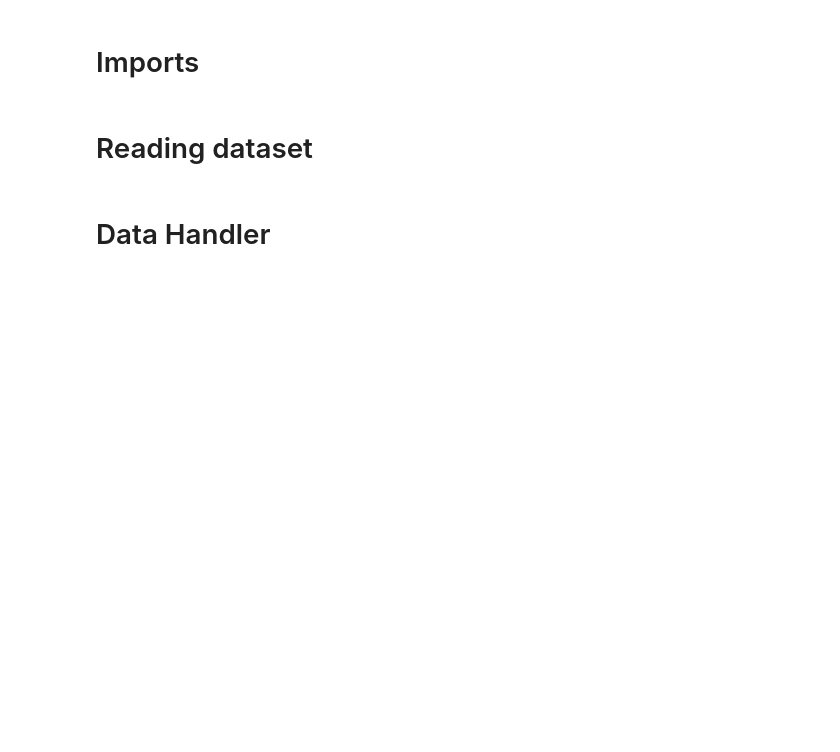
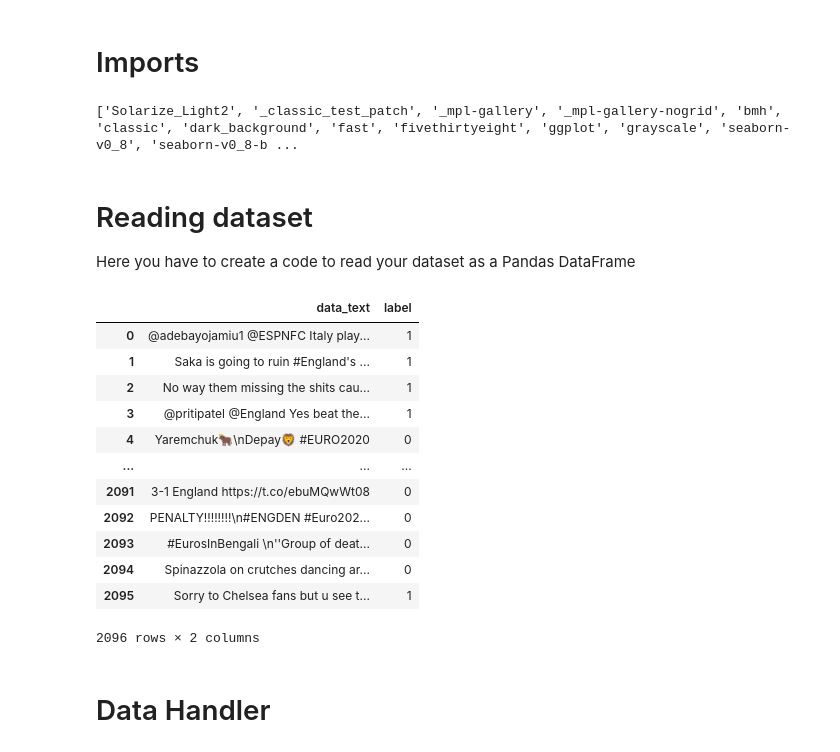
Before and after one commit to GutoL/Deep-Learning-Text-Pipeline, a Jupyter notebook: dl_text_pipeline.ipynb, the cells around one changed output. Saved outputs shown, nothing was run; the diff lists cells and outputs as text; code cells hidden in the pictures; blank space fills up the shorter version.

```diff
--- a/dl_text_pipeline.ipynb
+++ b/dl_text_pipeline.ipynb
@@ -76,45 +76,85 @@ from sklearn.feature_extraction.text import TfidfVectorizer
 
 # Visualization
 import matplotlib.pyplot as plt
+# plt.style.use('ggplot')
+print(plt.style.available)
+# plt.style.use("_classic_test_patch")
+plt.style.use("seaborn-v0_8-colorblind")
+# plt.style.use('seaborn-v0_8-talk')
+# plt.style.use("fivethirtyeight")
+# plt.style.use('https://github.com/dhaitz/matplotlib-stylesheets/raw/master/pitayasmoothie-light.mplstyle')
 
 # from google.colab import drive
 # drive.mount('/content/drive')
-
-path = 'dataset/'
+# %% [output]
+['Solarize_Light2', '_classic_test_patch', '_mpl-gallery', '_mpl-gallery-nogrid', 'bmh', 'classic', 'dark_background', 'fast', 'fivethirtyeight', 'ggplot', 'grayscale', 'seaborn-v0_8', 'seaborn-v0_8-b ...
 # %% [markdown]
 # Reading dataset
+Here you have to create a code to read your dataset as a Pandas DataFrame
 # %%
 dataset_type = 'racism'
+
+path = 'dataset/'
 
 original_text_column = 'data_text'
 label_column = 'label'
 
-dataset_file = 'Racism.xlsx'
+if dataset_type == 'racism':
+    dataset_file = 'Racism.xlsx'
+
+elif dataset_type == 'homophobic':
+    dataset_file = 'Homophobic.xlsx'
+
+elif dataset_type == 'feminine_slurs':
+    dataset_file = 'Feminine_Slurs.xlsx'
+
+elif dataset_type == 'sexist':
+    dataset_file = 'sexist.xlsx'
+
+elif dataset_type == 'ableist':
+    dataset_file = 'Ableist.xlsx'
+
+original_text_column = 'data_text'
+label_column = 'label'
 
 df_hate_speech = pd.read_excel(path+dataset_file)[original_text_column]
 
 df_non_hate_speech = pd.read_csv(path+'non_hate_speech.csv')[original_text_column]
 
 df_non_hate_speech = shuffle(df_non_hate_speech, random_state=42)
 df_non_hate_speech = df_non_hate_speech.head(df_hate_speech.shape[0])
 
 label = [1]*df_non_hate_speech.shape[0] + [0]*df_non_hate_speech.shape[0]
 
 hate_speech_df = pd.concat([df_hate_speech, df_non_hate_speech]).to_frame()
 
 hate_speech_df.columns = [original_text_column]
 
 text_column = original_text_column
 
 hate_speech_df[label_column] = label
 
 hate_speech_df.dropna(subset=[original_text_column], inplace=True)
 
 hate_speech_df = shuffle(hate_speech_df, random_state=42)
 
 hate_speech_df.reset_index(drop=True, inplace=True)
 
 hate_speech_df
+# %% [output]
+|  | data_text | label |
+| 0 | @adebayojamiu1 @ESPNFC Italy play... | 1 |
+| 1 | Saka is going to ruin #England's ... | 1 |
+| 2 | No way them missing the shits cau... | 1 |
+| 3 | @pritipatel @England Yes beat the... | 1 |
+| 4 | Yaremchuk🐂\nDepay🦁 #EURO2020 | 0 |
+| ... | ... | ... |
+| 2091 | 3-1 England https://t.co/ebuMQwWt08 | 0 |
+| 2092 | PENALTY!!!!!!!!\n#ENGDEN #Euro202... | 0 |
+| 2093 | #EurosInBengali \n''Group of deat... | 0 |
+| 2094 | Spinazzola on crutches dancing ar... | 0 |
+| 2095 | Sorry to Chelsea fans but u see t... | 1 |
+2096 rows × 2 columns
 # %% [markdown]
 # Data Handler
 # %%
```
Also changed, not shown: parts of 8 cells of this notebook.
